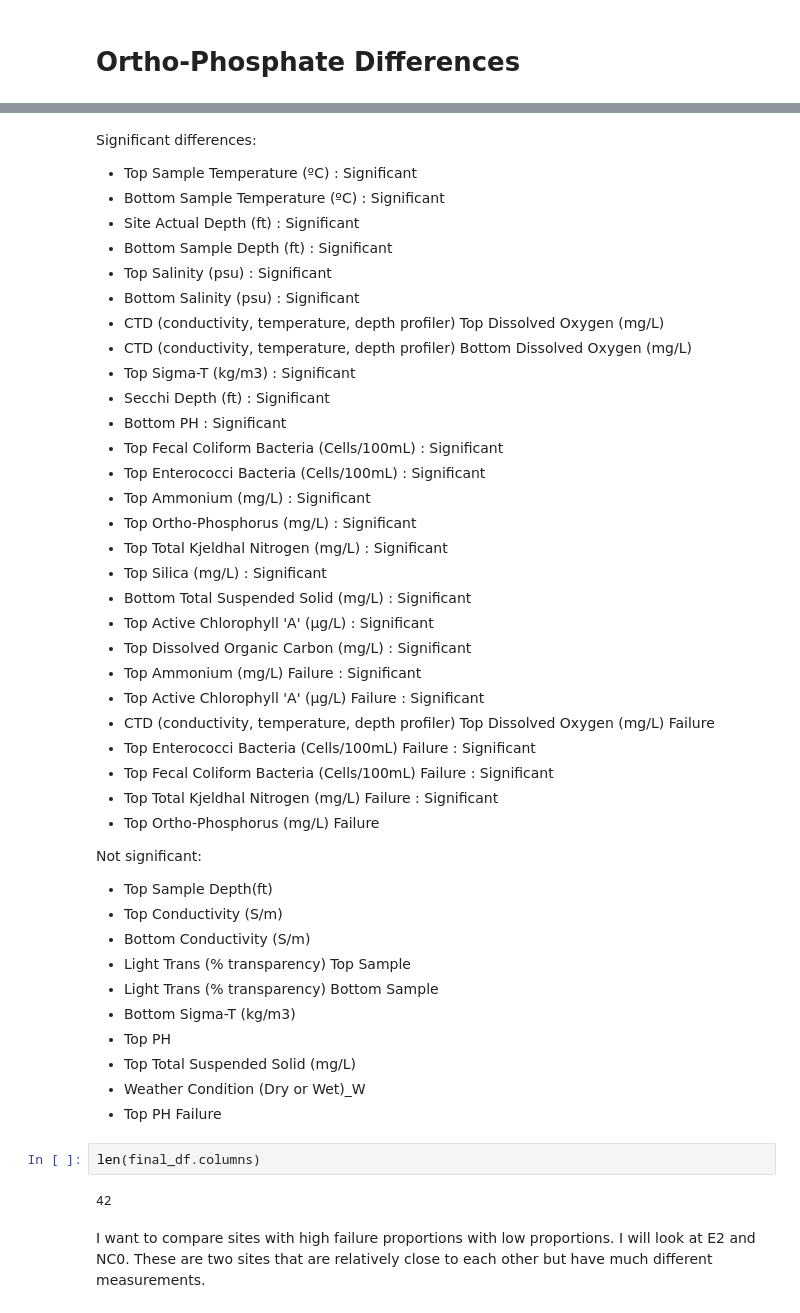
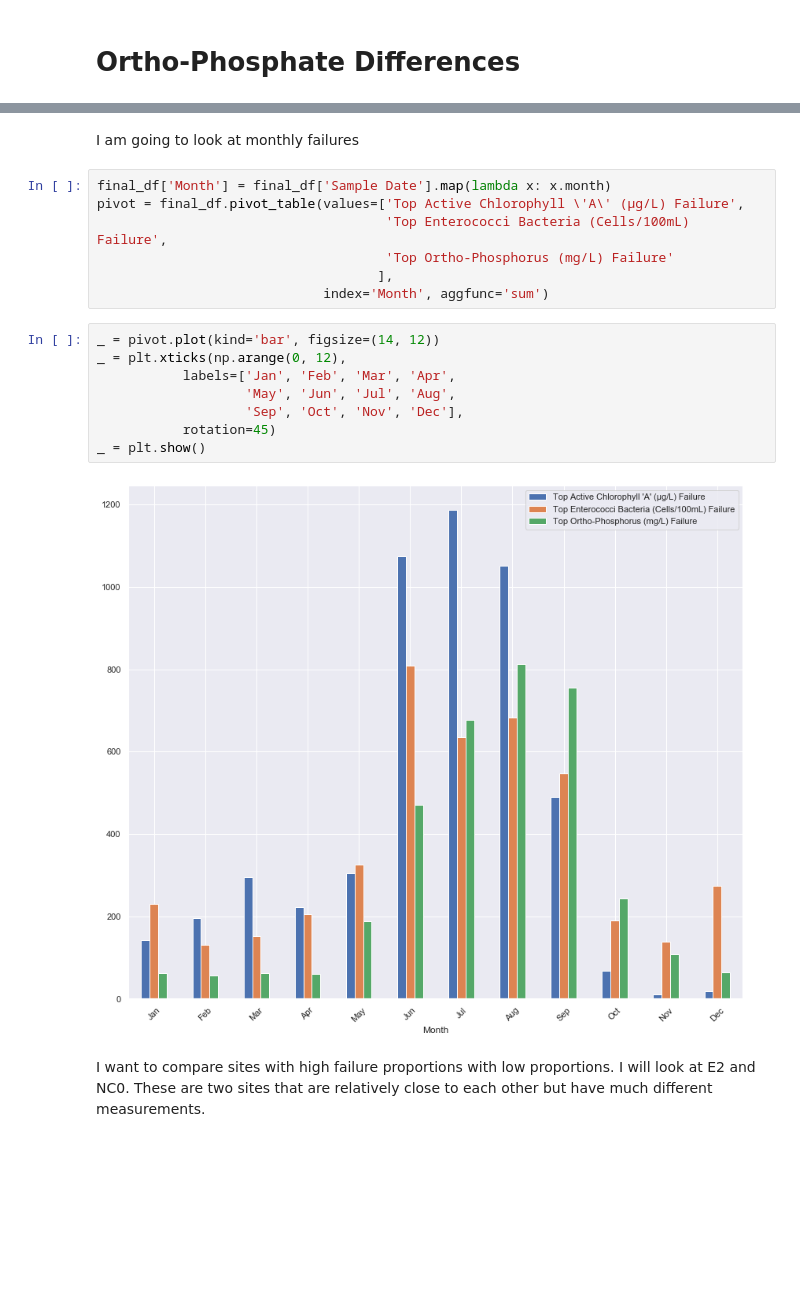
Before and after one commit to dradamski/capstone-two, a Jupyter notebook: notebooks/Data Exploration.ipynb, the cells around one changed output, grey strips where cells are left out. Cells and saved outputs as stored; diff of their text form; blank space fills up the shorter version.

Commit message:
added monthly fail totals graph

```diff
--- a/notebooks/Data Exploration.ipynb
+++ b/notebooks/Data Exploration.ipynb
@@ -626,48 +475,22 @@ Top Ortho-Phosphorus (mg/L) Failure : Significant
-# %% [markdown]
-Significant differences:
-- Top Sample Temperature (ºC) : Significant
-- Bottom Sample Temperature (ºC) : Significant
-- Site Actual Depth (ft) : Significant
-- Bottom Sample Depth (ft) : Significant
-- Top Salinity  (psu) : Significant
-- Bottom Salinity  (psu) : Significant
-- CTD (conductivity, temperature, depth profiler) Top Dissolved Oxygen (mg/L)
-- CTD (conductivity, temperature, depth profiler) Bottom Dissolved Oxygen (mg/L)
-- Top Sigma-T (kg/m3) : Significant
-- Secchi Depth (ft) : Significant
-- Bottom PH : Significant
-- Top Fecal Coliform Bacteria (Cells/100mL) : Significant
-- Top Enterococci Bacteria (Cells/100mL) : Significant
-- Top Ammonium (mg/L) : Significant
-- Top Ortho-Phosphorus (mg/L) : Significant
-- Top Total Kjeldhal Nitrogen (mg/L) : Significant
-- Top Silica (mg/L) : Significant
-- Bottom Total Suspended Solid (mg/L) : Significant
-- Top Active Chlorophyll 'A' (µg/L) : Significant
-- Top Dissolved Organic Carbon (mg/L) : Significant
-- Top Ammonium (mg/L) Failure : Significant
-- Top Active Chlorophyll 'A' (µg/L) Failure : Significant
-- CTD (conductivity, temperature, depth profiler) Top Dissolved Oxygen (mg/L) Failure
-- Top Enterococci Bacteria (Cells/100mL) Failure : Significant
-- Top Fecal Coliform Bacteria (Cells/100mL) Failure : Significant
-- Top Total Kjeldhal Nitrogen (mg/L) Failure : Significant
-- Top Ortho-Phosphorus (mg/L) Failure
-
-Not significant:
-- Top Sample Depth(ft)
-- Top Conductivity (S/m)
-- Bottom Conductivity (S/m)
-- Light Trans (% transparency) Top Sample
-- Light Trans (% transparency) Bottom Sample
-- Bottom Sigma-T (kg/m3)
-- Top PH
-- Top Total Suspended Solid (mg/L)
-- Weather Condition (Dry or Wet)_W
-- Top PH Failure
-# %%
-len(final_df.columns)
-# %% [output]
-42
+# %% [markdown]
+I am going to look at monthly failures
+# %%
+final_df['Month'] = final_df['Sample Date'].map(lambda x: x.month)
+pivot = final_df.pivot_table(values=['Top Active Chlorophyll \'A\' (µg/L) Failure',
+                                     'Top Enterococci Bacteria (Cells/100mL) Failure',
+                                     'Top Ortho-Phosphorus (mg/L) Failure'
+                                    ],
+                             index='Month', aggfunc='sum')
+# %%
+_ = pivot.plot(kind='bar', figsize=(14, 12))
+_ = plt.xticks(np.arange(0, 12),
+           labels=['Jan', 'Feb', 'Mar', 'Apr',
+                   'May', 'Jun', 'Jul', 'Aug',
+                   'Sep', 'Oct', 'Nov', 'Dec'],
+           rotation=45)
+_ = plt.show()
+# %% [output]
+[figure, added]
 # %% [markdown]
 I want to compare sites with high failure proportions with low proportions. I will look at E2 and NC0. These are two sites that are relatively close to each other but have much different measurements.
 # %%
```
Also changed, not shown: parts of 16 cells of this notebook.
